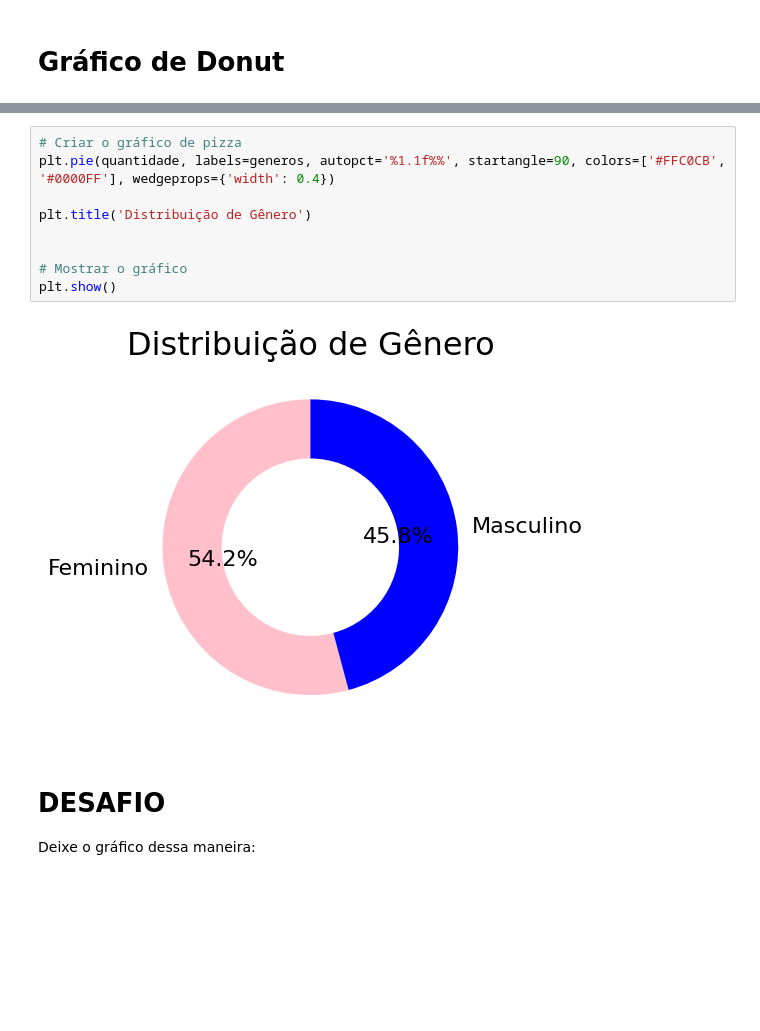
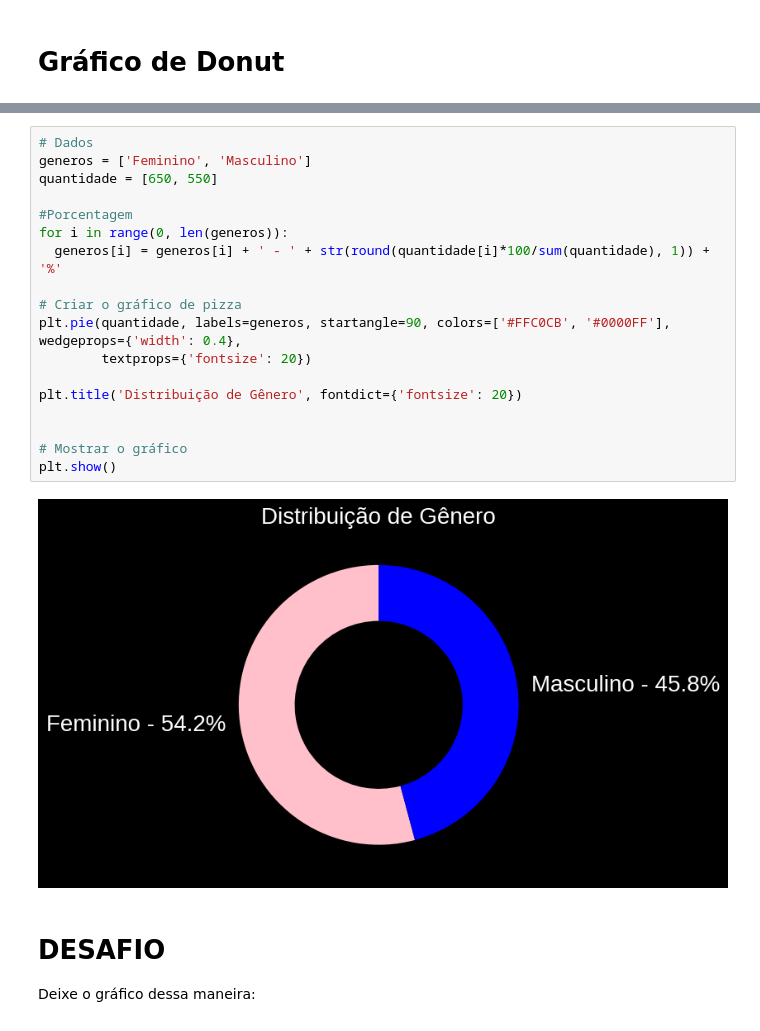
Before and after one commit to Sammus-s/tipos-de-graficos, a Jupyter notebook: Tipos_de_Gráficos_Roteiro.ipynb, the cells around one changed output, grey strips where cells are left out. Saved outputs shown, nothing was run; the diff lists cells and outputs as text; blank space fills up the shorter version.

```diff
--- a/Tipos_de_Gráficos_Roteiro.ipynb
+++ b/Tipos_de_Gráficos_Roteiro.ipynb
@@ -195,14 +243,23 @@ quantidade = [650, 550]
 # %%
+# Dados
+generos = ['Feminino', 'Masculino']
+quantidade = [650, 550]
+
+#Porcentagem
+for i in range(0, len(generos)):
+  generos[i] = generos[i] + ' - ' + str(round(quantidade[i]*100/sum(quantidade), 1)) + '%'
+
 # Criar o gráfico de pizza
-plt.pie(quantidade, labels=generos, autopct='%1.1f%%', startangle=90, colors=['#FFC0CB', '#0000FF'], wedgeprops={'width': 0.4})
+plt.pie(quantidade, labels=generos, startangle=90, colors=['#FFC0CB', '#0000FF'], wedgeprops={'width': 0.4},
+        textprops={'fontsize': 20})
 
-plt.title('Distribuição de Gênero')
+plt.title('Distribuição de Gênero', fontdict={'fontsize': 20})
 
 
 # Mostrar o gráfico
 plt.show()
 # %% [output]
-[figure, old version]
+[figure, new version]
 # %% [markdown]
 # DESAFIO
 
```
Also changed, not shown: parts of 17 cells of this notebook.
